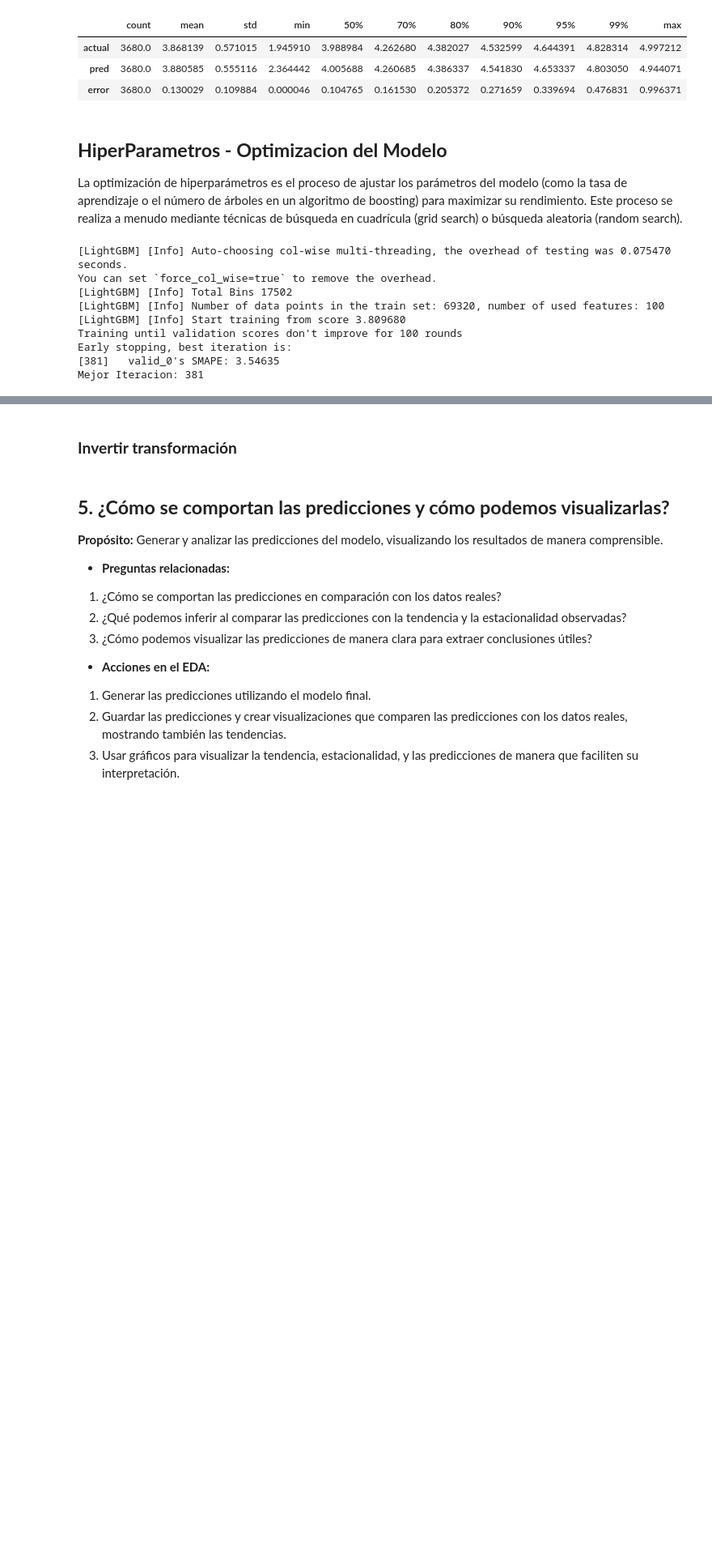
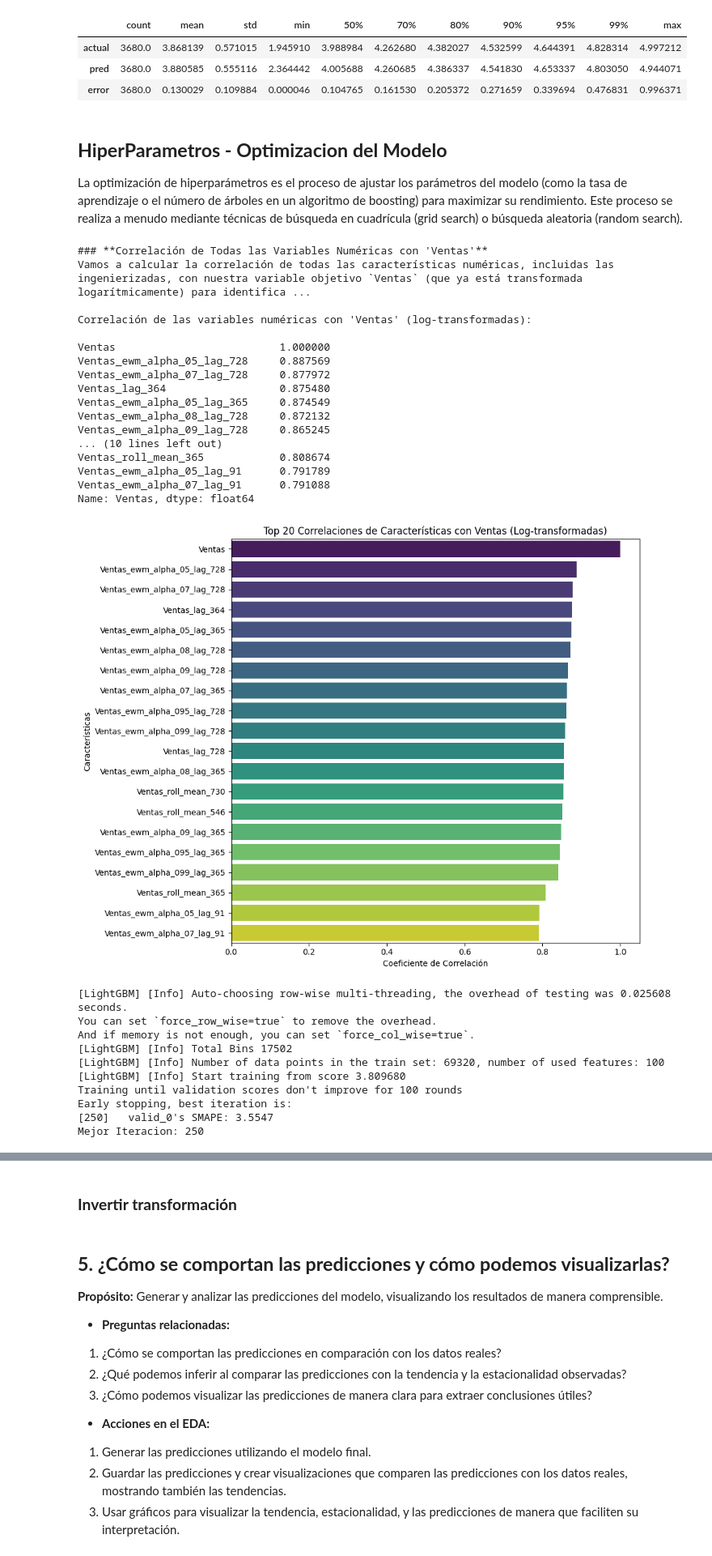
Before and after one commit to lucitaruizcarranza-source/Portafolio-LMRC, a Jupyter notebook: Caso_Practico_Forecast.ipynb, the cells around one changed output, grey strips where cells are left out. Shown at 81% size. Drawn from its saved outputs; the diff is of its cells as text; code cells hidden in the pictures; blank space fills up the shorter version.

```diff
--- a/Caso_Practico_Forecast.ipynb
+++ b/Caso_Practico_Forecast.ipynb
@@ -1180,6 +1180,8 @@ import numpy as np
 from sklearn.preprocessing import LabelEncoder
 from lightgbm import early_stopping
 import lightgbm as lgb
+import seaborn as sns
+import matplotlib.pyplot as plt
 
 # --- Data Preparation Steps (replicated from previous cells to ensure consistency) ---
 # 1. Load df_train (from cell pdQhiWeUlSBH)
@@ -1276,6 +1278,35 @@ df.columns = df.columns.str.replace(' ', '_')
 # Ensure unique column labels after all transformations and renaming
 df = df.loc[:, ~df.columns.duplicated(keep='first')]
 
+# --- Correlation Analysis (moved here to ensure 'df' is defined) ---
+print("### **Correlación de Todas las Variables Numéricas con 'Ventas'**")
+print("Vamos a calcular la correlación de todas las características numéricas, incluidas las ingenierizadas, con nuestra variable objetivo `Ventas` (que ya está transformada logarítmicamente) para identificar las relaciones más fuertes. Dada la gran cantidad de características, mostraremos las de mayor correlación.\n")
+
+numerical_cols = df.select_dtypes(include=np.number).columns.tolist()
+
+# Remove 'id' if it exists and is not needed for correlation as a feature
+if 'id' in numerical_cols:
+    numerical_cols.remove('id')
+
+# Ensure 'Fecha_Pedido' is not treated as a numerical column for correlation coefficient calculation
+if 'Fecha_Pedido' in numerical_cols:
+    numerical_cols.remove('Fecha_Pedido')
+
+# Calculate correlation with 'Ventas'
+# The 'Ventas' column should already be log-transformed at this point due to previous steps.
+correlations = df[numerical_cols].corr()['Ventas'].sort_values(ascending=False)
+
+print("Correlación de las variables numéricas con 'Ventas' (log-transformadas):\n")
+print(correlations.head(20))
+
+plt.figure(figsize=(10, 8))
+sns.barplot(x=correlations.head(20).values, y=correlations.head(20).index, palette='viridis')
+plt.title('Top 20 Correlaciones de Características con Ventas (Log-transformadas)')
+plt.xlabel('Coeficiente de Correlación')
+plt.ylabel('Características')
+plt.tight_layout()
+plt.show()
+
 # --- Train - Test - Split (from cell qtff3Pg7EaUC) ---
 # The df object is now fully prepared.
 df = df.sort_values("Fecha_Pedido").reset_index(drop=True)
@@ -1291,39 +1322,58 @@ def smape(preds, target):
     preds, target = preds[masked_arr], target[masked_arr]
     num = np.abs(preds-target)
     denom = np.abs(preds)+np.abs(target)
     smape_val = (200*np.sum(num/denom))/n
     return smape_val
 
 def lgbm_smape(y_true, y_pred):
     smape_val = smape(y_true, y_pred)
     return 'SMAPE', smape_val, False
 
 cols = [col for col in train.columns if col not in ['Fecha_Pedido', 'id', 'Ventas', 'anio']]
 
 Y_train = train['Ventas']
 X_train = train[cols]
 
 Y_val = val['Ventas']
 X_val = val[cols]
 
 # --- Model Training ---
 # Ajustar el modelo con parada temprana usando callbacks
 modelo_2 = lgb.LGBMRegressor(num_leaves=31, n_estimators=2000, max_depth=20, random_state=384, metric="custom")
 
 modelo_2.fit(
     X_train[cols], Y_train,
     eval_set=[(X_val[cols], Y_val)],  # Conjunto de validación
     eval_metric=lambda y_true, y_pred: [lgbm_smape(y_true, y_pred)],
     callbacks=[early_stopping(stopping_rounds=100)]  # Callback para la parada temprana
 )
 print("Mejor Iteracion:", modelo_2.booster_.best_iteration)
 # %% [output]
-[LightGBM] [Info] Auto-choosing col-wise multi-threading, the overhead of testing was 0.075470 seconds.
-You can set `force_col_wise=true` to remove the overhead.
-[LightGBM] [Info] Total Bins 17502
-[LightGBM] [Info] Number of data points in the train set: 69320, number of used features: 100
-[LightGBM] [Info] Start training from score 3.809680
-Training until validation scores don't improve for 100 rounds
-Early stopping, best iteration is:
-[381]   valid_0's SMAPE: 3.54635
-Mejor Iteracion: 381
+### **Correlación de Todas las Variables Numéricas con 'Ventas'**
+Vamos a calcular la correlación de todas las características numéricas, incluidas las ingenierizadas, con nuestra variable objetivo `Ventas` (que ya está transformada logarítmicamente) para identifica ...
+
+Correlación de las variables numéricas con 'Ventas' (log-transformadas):
+
+Ventas                          1.000000
+Ventas_ewm_alpha_05_lag_728     0.887569
+Ventas_ewm_alpha_07_lag_728     0.877972
+Ventas_lag_364                  0.875480
+Ventas_ewm_alpha_05_lag_365     0.874549
+Ventas_ewm_alpha_08_lag_728     0.872132
+Ventas_ewm_alpha_09_lag_728     0.865245
+... (10 lines left out)
+Ventas_roll_mean_365            0.808674
+Ventas_ewm_alpha_05_lag_91      0.791789
+Ventas_ewm_alpha_07_lag_91      0.791088
+Name: Ventas, dtype: float64
+[figure, added]
+[LightGBM] [Info] Auto-choosing row-wise multi-threading, the overhead of testing was 0.025608 seconds.
+You can set `force_row_wise=true` to remove the overhead.
+And if memory is not enough, you can set `force_col_wise=true`.
+[LightGBM] [Info] Total Bins 17502
+[LightGBM] [Info] Number of data points in the train set: 69320, number of used features: 100
+[LightGBM] [Info] Start training from score 3.809680
+Training until validation scores don't improve for 100 rounds
+Early stopping, best iteration is:
+[250]   valid_0's SMAPE: 3.5547
+Mejor Iteracion: 250
```
Also changed, not shown: parts of 20 cells of this notebook.
